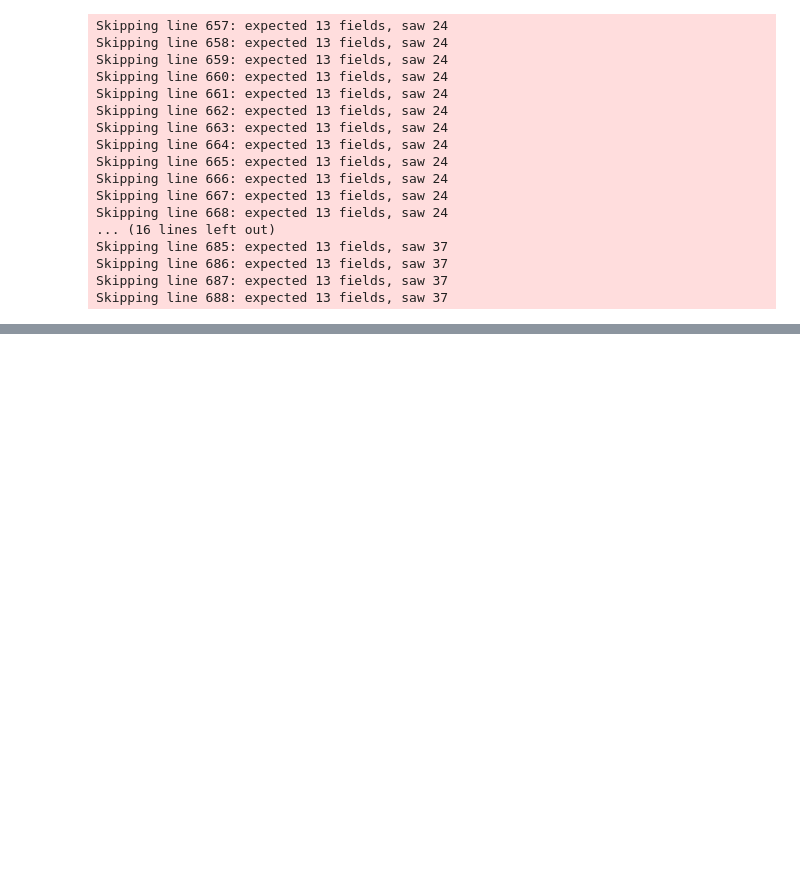
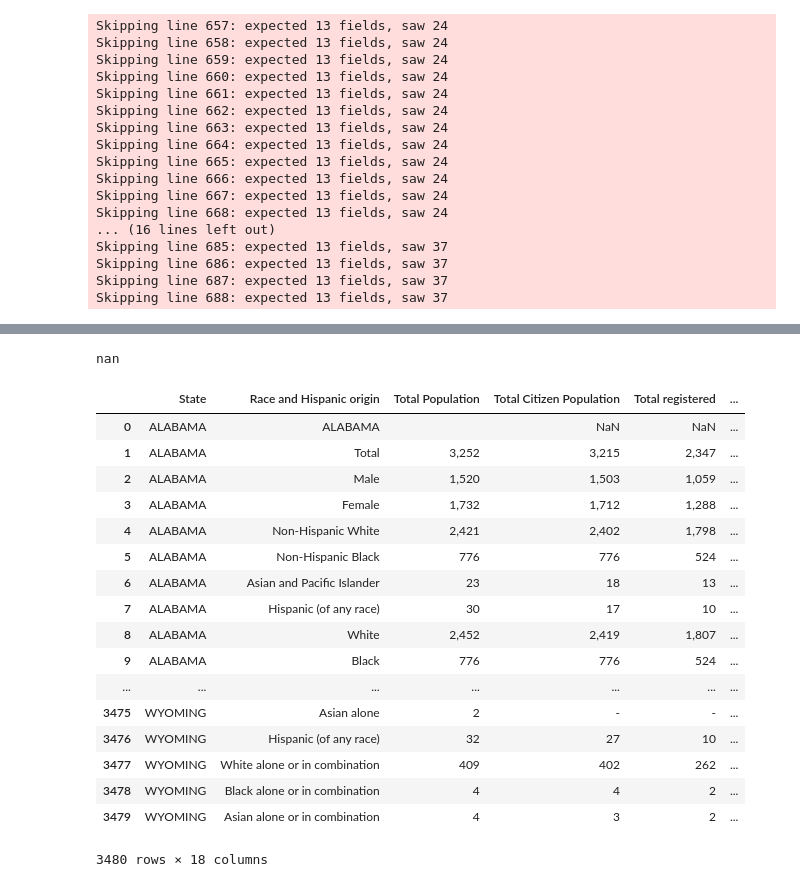
Before and after one commit to meenaboppana/voterid, a Jupyter notebook: Version_12_6.ipynb, the cells around one changed output, grey strips where cells are left out. Drawn from its saved outputs; the diff is of its cells as text; code cells hidden in the pictures; blank space fills up the shorter version.

```diff
--- a/Version_12_6.ipynb
+++ b/Version_12_6.ipynb
@@ -157,30 +179,51 @@ law_id.ix[47,1] = 2005
 # %%
 racedata = pd.merge(df, law_id, on = ['State'])
 
 #boolean shtuff
 racedata['status'] = 2 * (racedata['strict_year']<racedata['Year']).astype(int) + (racedata['non_strict_year']<racedata['Year']).astype(int)
 
 #Change 3's to 2's to make up for the fact that we added states that had both strict and non strict id laws twice
 for row in racedata.index:
     if racedata.ix[row,'status'] == 3:
         racedata.ix[row,'status'] = 2
 
 #DATA CLEANING
 #Remove periods from beginning of entries in 'Race and Hispanic Origin'
 racedata['Race and Hispanic origin'] = racedata['Race and Hispanic origin'].map(lambda x: x.replace('.',''))
 
-racedata['Percent of registered who voted'] = ['nan' for i in range(len(racedata.index))]
+#racedata['Percent of registered who voted'] = ['nan' for i in range(len(racedata.index))]
 
 #Change non float entries to 'nan'
 for row in racedata.index:
     for col in range(2, len(racedata.columns)):
-        try:
-            float(racedata.ix[row, col])
-            racedata[row, 'Percent of registered who voted'] = 0 #racedata[row,'Percent voted\n(Total)'] / racedata[row,'Percent registered\n(Total)'] *100
-        except ValueError:
+        #try:
+        #    float(racedata.ix[row, col])
+            #racedata[row, 'Percent of registered who voted'] = 0 #racedata[row,'Percent voted\n(Total)'] / racedata[row,'Percent registered\n(Total)'] *100
+        #except ValueError:
+        #    racedata.ix[row, col] = 'nan'
+        if racedata.ix[row, col] ==  '(B)' or racedata.ix[row, col] ==  ' (B)' or racedata.ix[row, col] ==  '(B) ':
             racedata.ix[row, col] = 'nan'
-        #if racedata.ix[row, col] ==  '(B)' or racedata.ix[row, col] ==  '(B) ':
-        #    racedata.ix[row, col] = 'nan'
-
-racedata.head(50)
+#print racedata.head(50)
+print racedata.ix[7,'Percent registered\n(Total)']
+racedata
+# %% [output]
+nan
+|  | State | Race and Hispanic origin | Total Population | Total Citizen Population | Total registered | ... |
+| 0 | ALABAMA | ALABAMA |  | NaN | NaN | ... |
+| 1 | ALABAMA | Total | 3,252 | 3,215 | 2,347 | ... |
+| 2 | ALABAMA | Male | 1,520 | 1,503 | 1,059 | ... |
+| 3 | ALABAMA | Female | 1,732 | 1,712 | 1,288 | ... |
+| 4 | ALABAMA | Non-Hispanic White | 2,421 | 2,402 | 1,798 | ... |
+| 5 | ALABAMA | Non-Hispanic Black | 776 | 776 | 524 | ... |
+| 6 | ALABAMA | Asian and Pacific Islander | 23 | 18 | 13 | ... |
+| 7 | ALABAMA | Hispanic (of any race) | 30 | 17 | 10 | ... |
+| 8 | ALABAMA | White | 2,452 | 2,419 | 1,807 | ... |
+| 9 | ALABAMA | Black | 776 | 776 | 524 | ... |
+| ... | ... | ... | ... | ... | ... | ... |
+| 3475 | WYOMING | Asian alone | 2 | - | - | ... |
+| 3476 | WYOMING | Hispanic (of any race) | 32 | 27 | 10 | ... |
+| 3477 | WYOMING | White alone or in combination | 409 | 402 | 262 | ... |
+| 3478 | WYOMING | Black alone or in combination | 4 | 4 | 2 | ... |
+| 3479 | WYOMING | Asian alone or in combination | 4 | 3 | 2 | ... |
+3480 rows × 18 columns
 # %%
```
Also changed, not shown: parts of 5 cells of this notebook.
